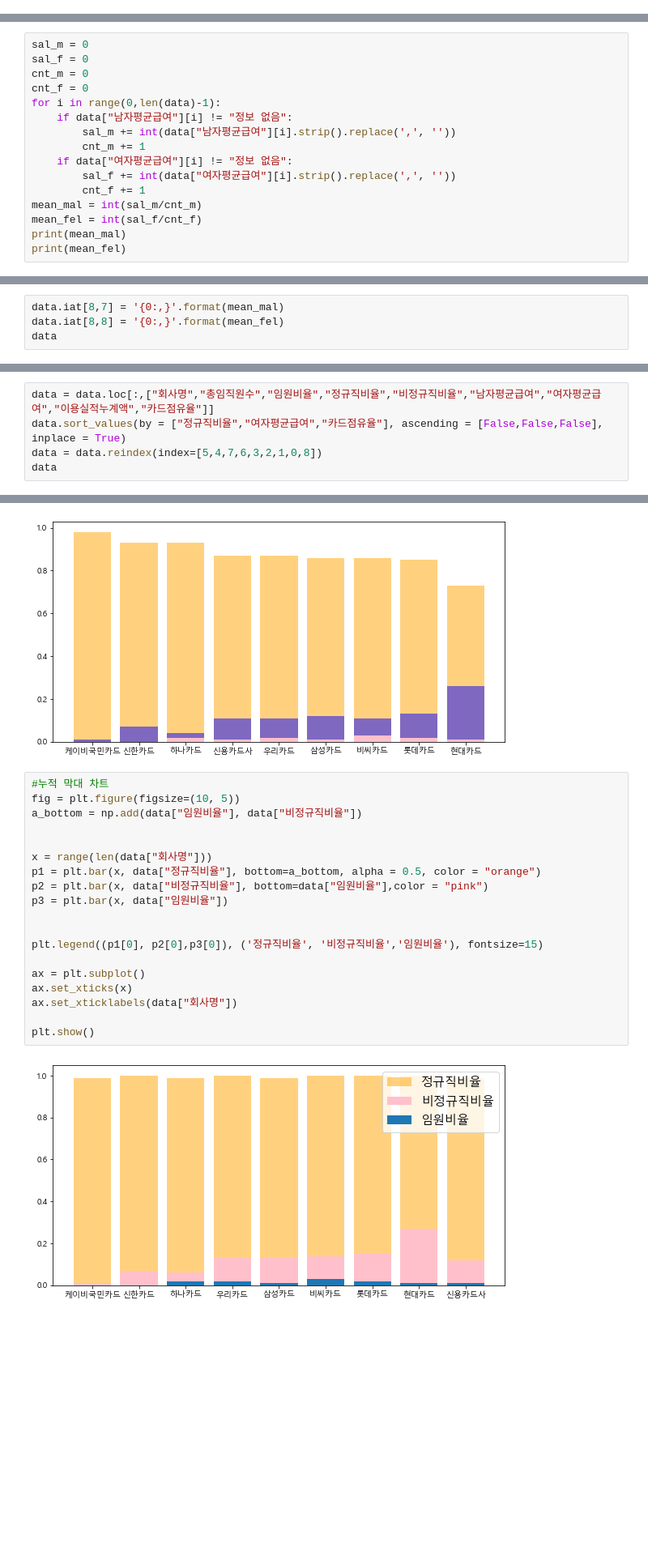
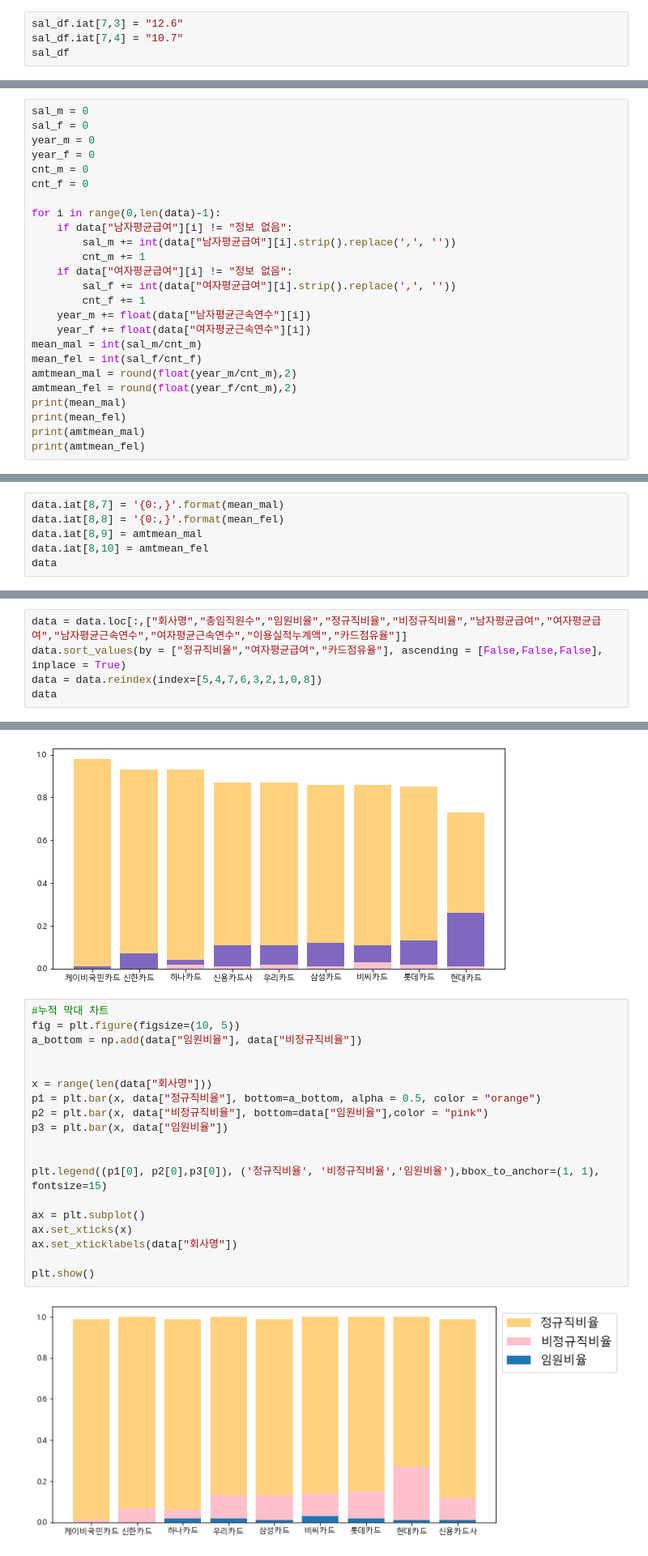
Before and after one commit to yeonji0-0/-22-01-24-, a Jupyter notebook: 개인 EDA.ipynb, the cells around one changed output, grey strips where cells are left out. Shown: that part at 81% size. Drawn from its saved outputs; the diff is of its cells as text; blank space fills up the shorter version.

```diff
--- a/개인 EDA.ipynb
+++ b/개인 EDA.ipynb
@@ -427,0 +432,4 @@ sal_df
+# %%
+sal_df.iat[7,3] = "12.6"
+sal_df.iat[7,4] = "10.7"
+sal_df
@@ -481,8 +499,11 @@ data
 # %%
 sal_m = 0
 sal_f = 0
+year_m = 0
+year_f = 0
 cnt_m = 0
 cnt_f = 0
+
 for i in range(0,len(data)-1):
     if data["남자평균급여"][i] != "정보 없음":
         sal_m += int(data["남자평균급여"][i].strip().replace(',', ''))
@@ -490,10 +511,16 @@ for i in range(0,len(data)-1):
     if data["여자평균급여"][i] != "정보 없음":
         sal_f += int(data["여자평균급여"][i].strip().replace(',', ''))
         cnt_f += 1
+    year_m += float(data["남자평균근속연수"][i])
+    year_f += float(data["여자평균근속연수"][i])
 mean_mal = int(sal_m/cnt_m)
 mean_fel = int(sal_f/cnt_f)
+amtmean_mal = round(float(year_m/cnt_m),2)
+amtmean_fel = round(float(year_f/cnt_m),2)
 print(mean_mal)
 print(mean_fel)
+print(amtmean_mal)
+print(amtmean_fel)
 # %% [output]
 115571428
 71285714
@@ -500,5 +529,7 @@ print(mean_fel)
 # %%
 data.iat[8,7] = '{0:,}'.format(mean_mal)
 data.iat[8,8] = '{0:,}'.format(mean_fel)
+data.iat[8,9] = amtmean_mal
+data.iat[8,10] = amtmean_fel
 data
 # %% [output]
@@ -515,5 +546,5 @@ data
 # %%
-data = data.loc[:,["회사명","총임직원수","임원비율","정규직비율","비정규직비율","남자평균급여","여자평균급여","이용실적누계액","카드점유율"]]
+data = data.loc[:,["회사명","총임직원수","임원비율","정규직비율","비정규직비율","남자평균급여","여자평균급여","남자평균근속연수","여자평균근속연수","이용실적누계액","카드점유율"]]
 data.sort_values(by = ["정규직비율","여자평균급여","카드점유율"], ascending = [False,False,False], inplace = True)
 data = data.reindex(index=[5,4,7,6,3,2,1,0,8])
 data
@@ -628,22 +659,22 @@ plt.bar(data["회사명"],data["임원비율"],  color = "pink")
 # %%
 #누적 막대 차트
 fig = plt.figure(figsize=(10, 5))
 a_bottom = np.add(data["임원비율"], data["비정규직비율"])
 
 
 x = range(len(data["회사명"]))
 p1 = plt.bar(x, data["정규직비율"], bottom=a_bottom, alpha = 0.5, color = "orange")
 p2 = plt.bar(x, data["비정규직비율"], bottom=data["임원비율"],color = "pink")
 p3 = plt.bar(x, data["임원비율"])
 
 
-plt.legend((p1[0], p2[0],p3[0]), ('정규직비율', '비정규직비율','임원비율'), fontsize=15)
+plt.legend((p1[0], p2[0],p3[0]), ('정규직비율', '비정규직비율','임원비율'),bbox_to_anchor=(1, 1), fontsize=15)
 
 ax = plt.subplot()
 ax.set_xticks(x)
 ax.set_xticklabels(data["회사명"])
 
 plt.show()
 # %% [output]
-[figure, old version]
+[figure, new version]
 # %%
```
Also changed, not shown: parts of 21 cells of this notebook, 7 other files.
